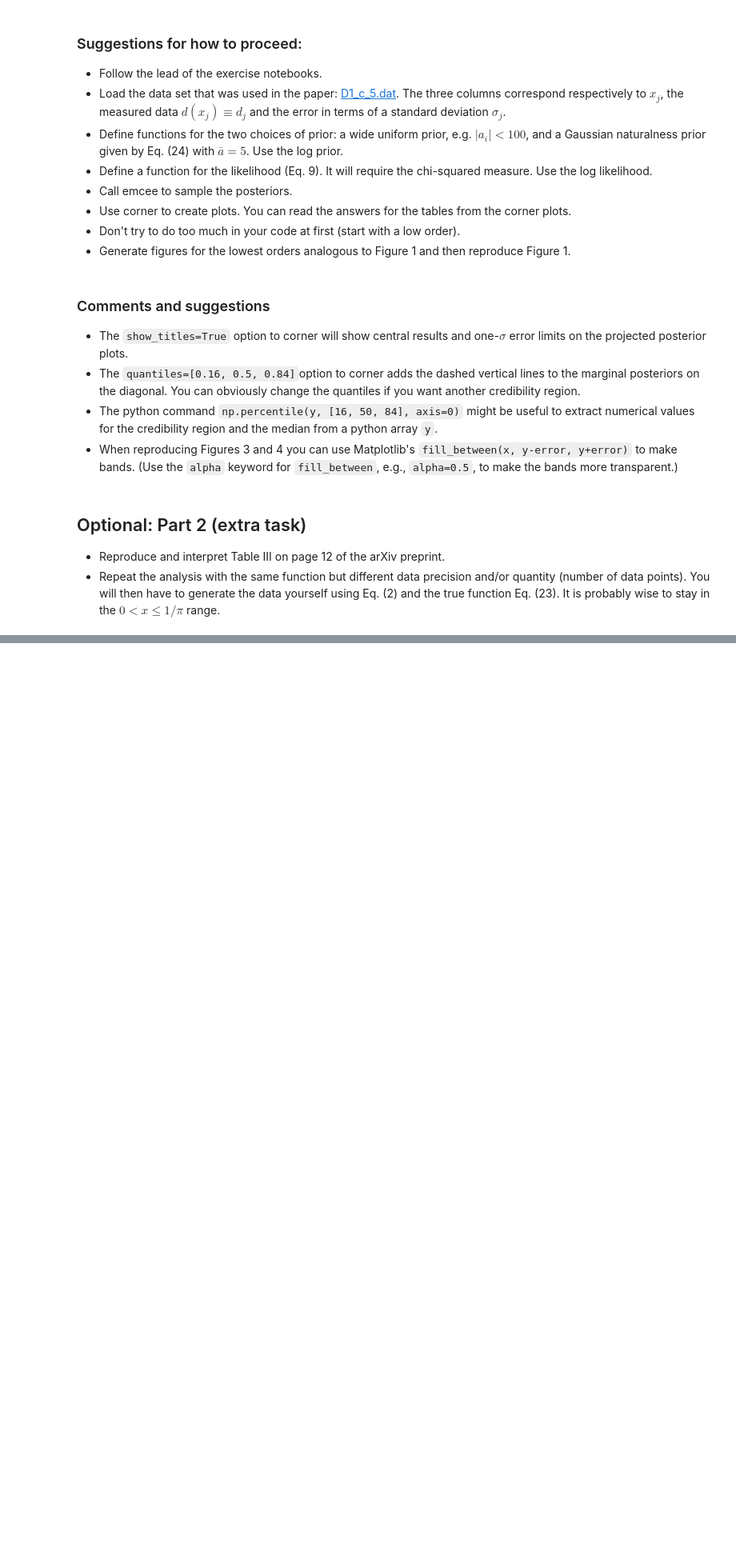
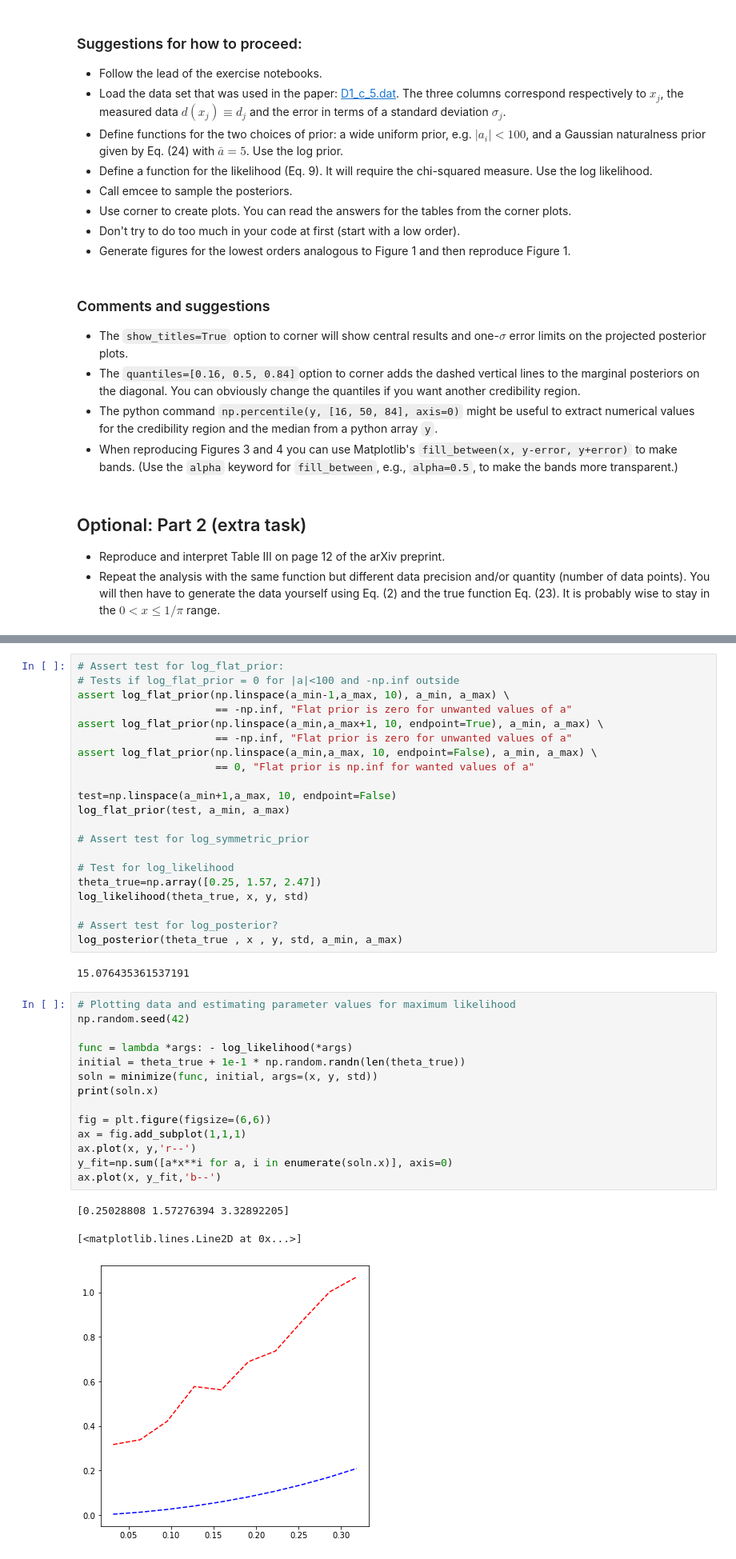
Before and after one commit to CarlStrandby/Projects-Learning-from-Data, a Jupyter notebook: TIF285_Project1_v1.ipynb, the cells around one changed output, grey strips where cells are left out. Shown: that part at 80% size. Saved outputs shown, nothing was run; the diff lists cells and outputs as text; blank space fills up the shorter version.

```diff
--- a/TIF285_Project1_v1.ipynb
+++ b/TIF285_Project1_v1.ipynb
@@ -75,0 +178,41 @@ You should use emcee to sample the joint pdfs and you should use corner to make
+# %%
+# Assert test for log_flat_prior:
+# Tests if log_flat_prior = 0 for |a|<100 and -np.inf outside
+assert log_flat_prior(np.linspace(a_min-1,a_max, 10), a_min, a_max) \
+                      == -np.inf, "Flat prior is zero for unwanted values of a"
+assert log_flat_prior(np.linspace(a_min,a_max+1, 10, endpoint=True), a_min, a_max) \
+                      == -np.inf, "Flat prior is zero for unwanted values of a"
+assert log_flat_prior(np.linspace(a_min,a_max, 10, endpoint=False), a_min, a_max) \
+                      == 0, "Flat prior is np.inf for wanted values of a"
+
+test=np.linspace(a_min+1,a_max, 10, endpoint=False)
+log_flat_prior(test, a_min, a_max)
+
+# Assert test for log_symmetric_prior
+
+# Test for log_likelihood
+theta_true=np.array([0.25, 1.57, 2.47])
+log_likelihood(theta_true, x, y, std)
+
+# Assert test for log_posterior?
+log_posterior(theta_true , x , y, std, a_min, a_max)
+# %% [output]
+15.076435361537191
+# %%
+# Plotting data and estimating parameter values for maximum likelihood
+np.random.seed(42)
+
+func = lambda *args: - log_likelihood(*args)
+initial = theta_true + 1e-1 * np.random.randn(len(theta_true))
+soln = minimize(func, initial, args=(x, y, std))
+print(soln.x)
+
+fig = plt.figure(figsize=(6,6))
+ax = fig.add_subplot(1,1,1)
+ax.plot(x, y,'r--')
+y_fit=np.sum([a*x**i for a, i in enumerate(soln.x)], axis=0)
+ax.plot(x, y_fit,'b--')
+# %% [output]
+[0.25028808 1.57276394 3.32892205]
+[<matplotlib.lines.Line2D at 0x...>]
+[figure, added]
```
Also changed, not shown: parts of 9 cells of this notebook.
